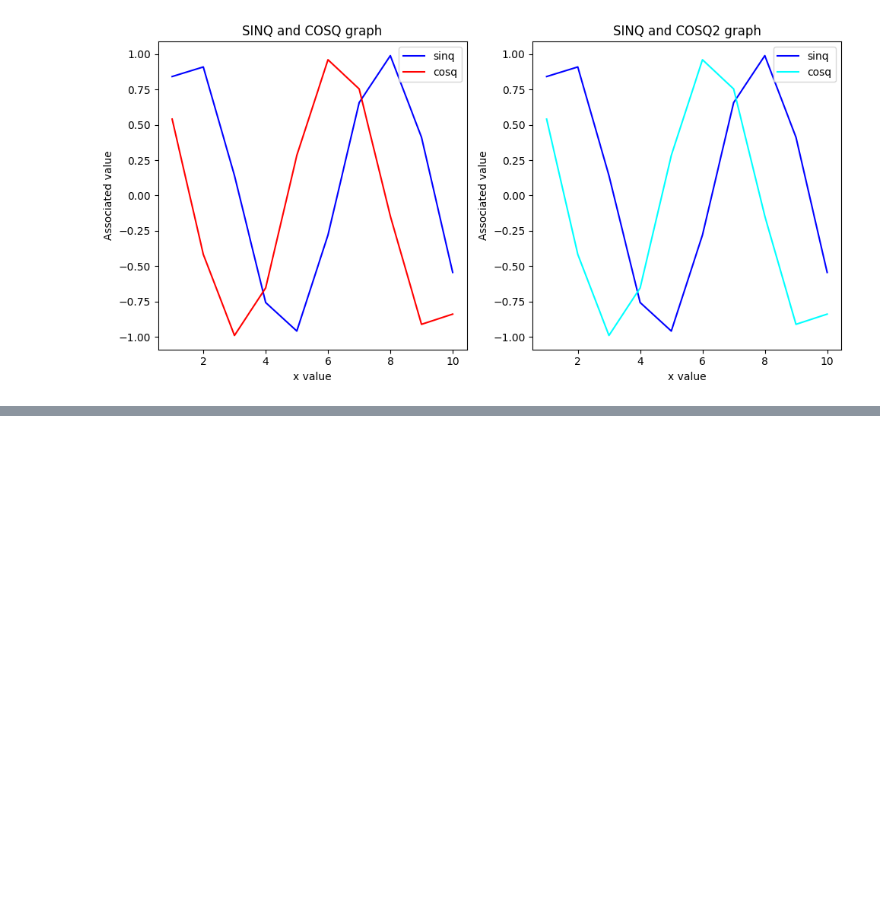
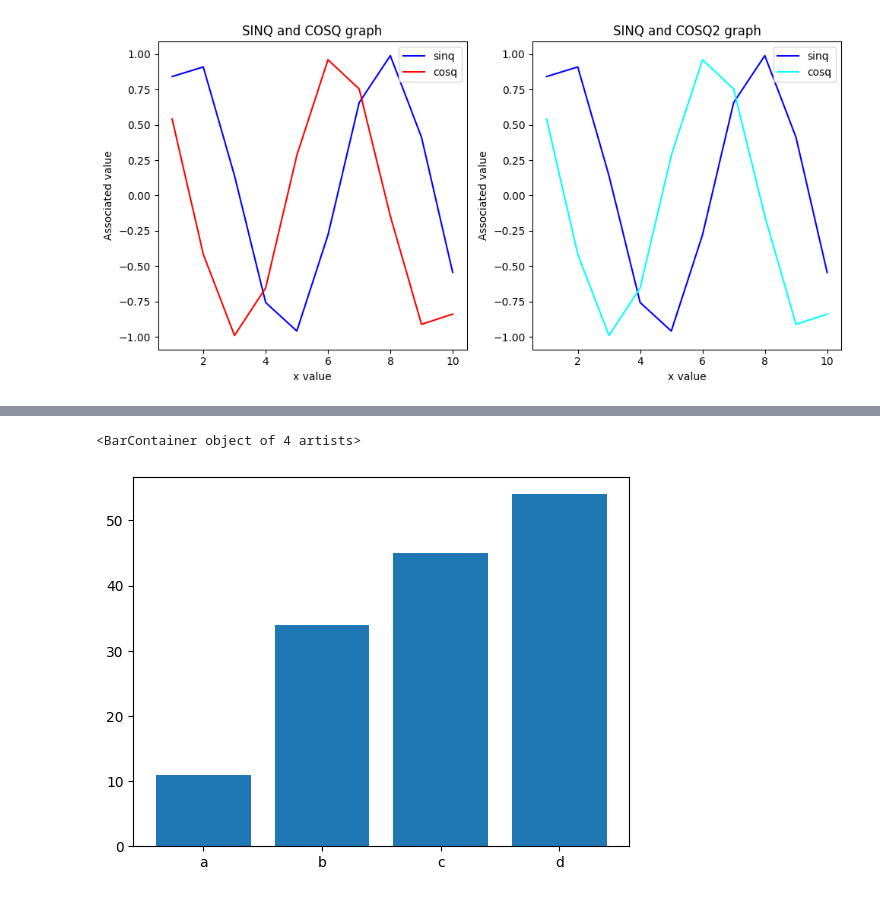
Before and after one commit to shuvadippal08/all_tasks_python, a Jupyter notebook: Matplotlib.ipynb, the cells around one changed output, grey strips where cells are left out. Saved outputs shown, nothing was run; the diff lists cells and outputs as text; code cells hidden in the pictures; blank space fills up the shorter version.

```diff
--- a/Matplotlib.ipynb
+++ b/Matplotlib.ipynb
@@ -209,0 +241,5 @@ plt.show()
+# %%
+plt.bar(company,revenew)
+# %% [output]
+<BarContainer object of 4 artists>
+[figure, added]
```
Also changed, not shown: parts of 6 cells of this notebook.
